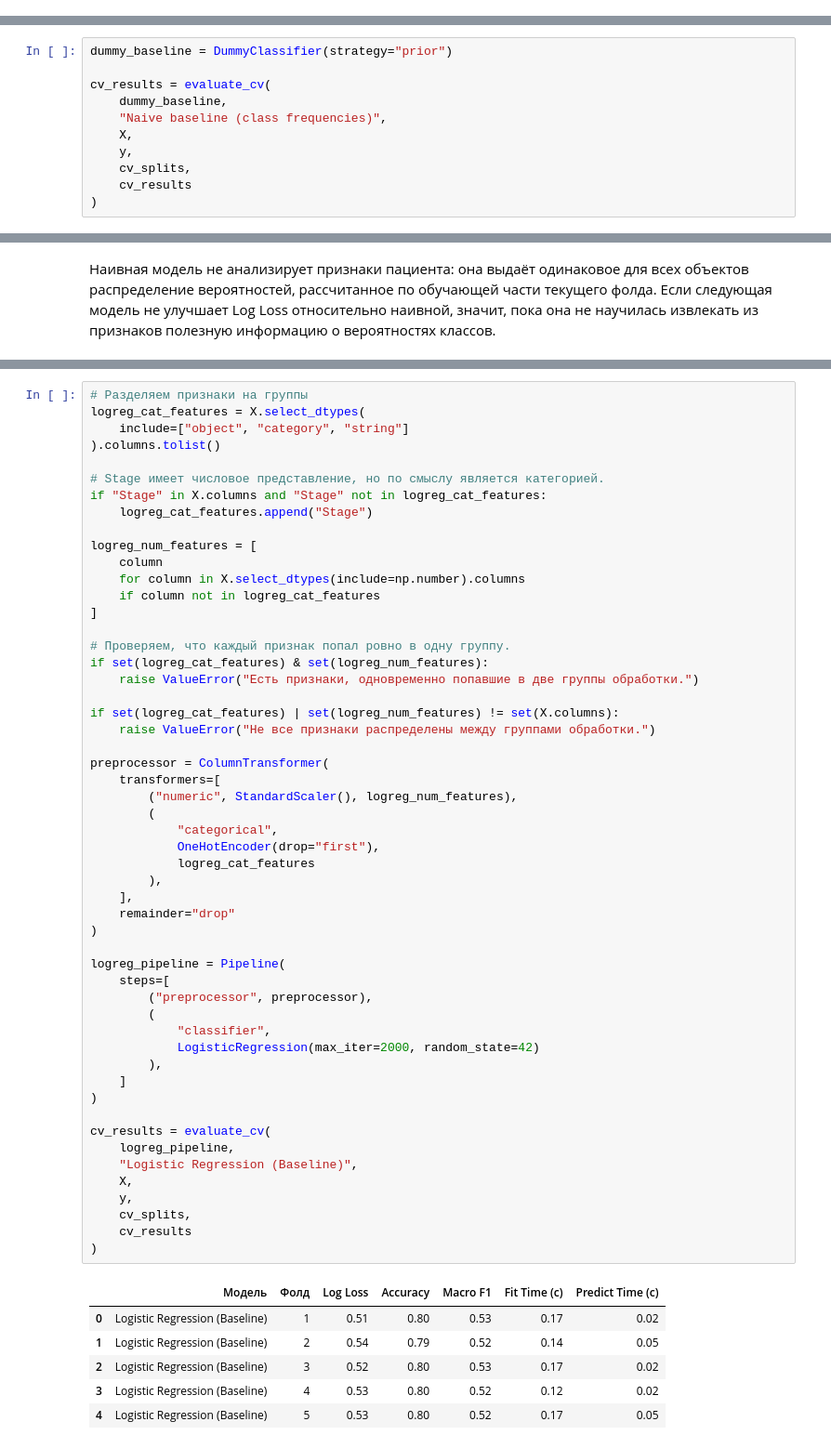
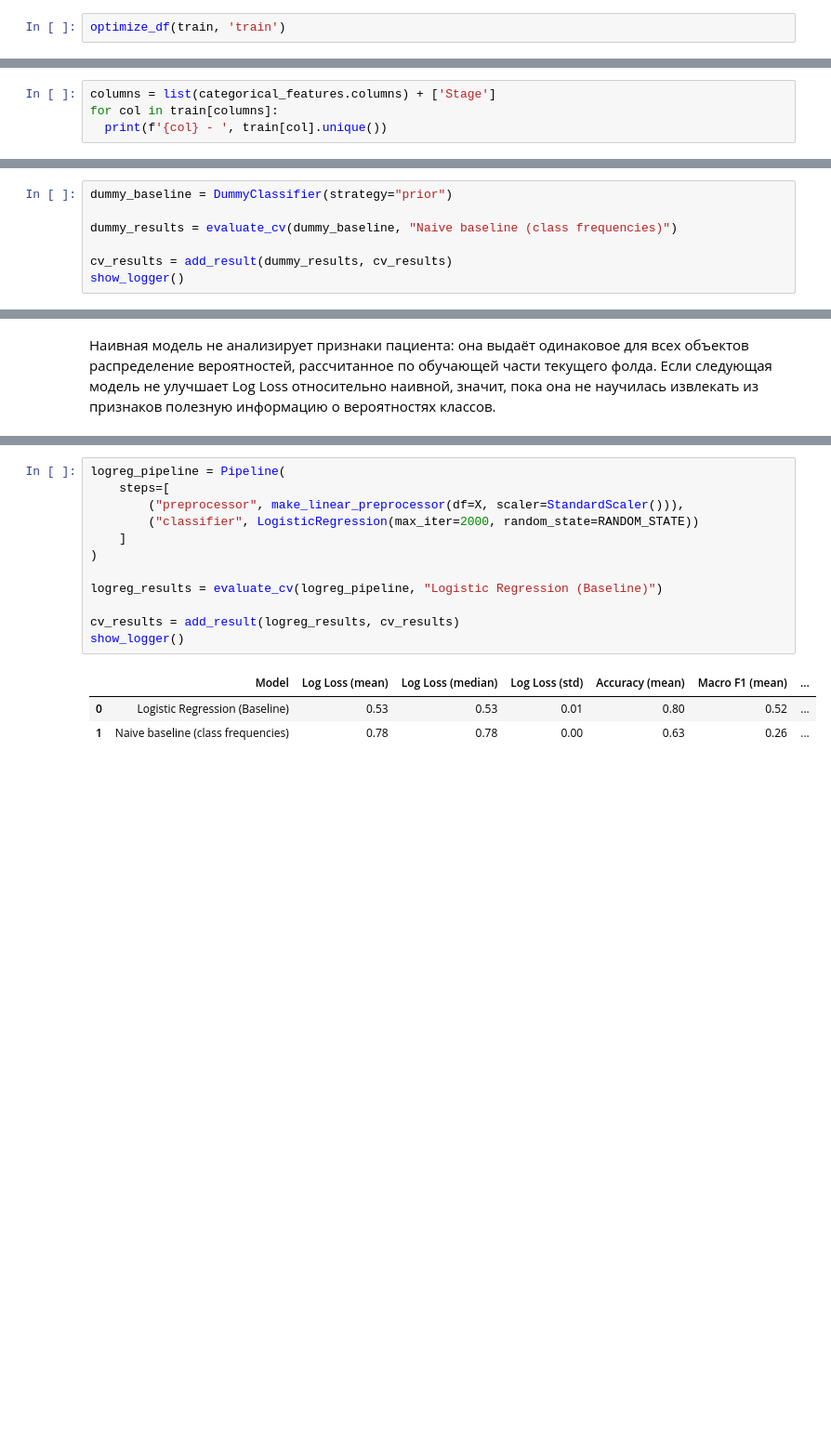
Before and after one commit to voronkovadarya74-cell/liver-cirrhosis-prediction, a Jupyter notebook: notebooks/eda_uno_refactored.ipynb, the cells around one changed output, grey strips where cells are left out. Shown at 93% size. Cells and saved outputs as stored; diff of their text form; blank space fills up the shorter version.

```diff
--- a/notebooks/eda_uno_refactored.ipynb
+++ b/notebooks/eda_uno_refactored.ipynb
@@ -106,0 +196,2 @@ memory usage: 1.2 MB
+# %%
+optimize_df(train, 'train')
@@ -141,0 +260,4 @@ Status        7905      3        C  4965
+# %%
+columns = list(categorical_features.columns) + ['Stage']
+for col in train[columns]:
+  print(f'{col} - ', train[col].unique())
@@ -889,12 +1104,8 @@ def evaluate_cv(pipeline, model_name, X_data, y_data, splits, results_list):
 # %%
 dummy_baseline = DummyClassifier(strategy="prior")
 
-cv_results = evaluate_cv(
-    dummy_baseline,
-    "Naive baseline (class frequencies)",
-    X,
-    y,
-    cv_splits,
-    cv_results
-)
+dummy_results = evaluate_cv(dummy_baseline, "Naive baseline (class frequencies)")
+
+cv_results = add_result(dummy_results, cv_results)
+show_logger()
 # %% [output]
@@ -924,60 +1163,16 @@ cv_results = evaluate_cv(
 # %%
-# Разделяем признаки на группы
-logreg_cat_features = X.select_dtypes(
-    include=["object", "category", "string"]
-).columns.tolist()
-
-# Stage имеет числовое представление, но по смыслу является категорией.
-if "Stage" in X.columns and "Stage" not in logreg_cat_features:
-    logreg_cat_features.append("Stage")
-
-logreg_num_features = [
-    column
-    for column in X.select_dtypes(include=np.number).columns
-    if column not in logreg_cat_features
-]
-
-# Проверяем, что каждый признак попал ровно в одну группу.
-if set(logreg_cat_features) & set(logreg_num_features):
-    raise ValueError("Есть признаки, одновременно попавшие в две группы обработки.")
-
-if set(logreg_cat_features) | set(logreg_num_features) != set(X.columns):
-    raise ValueError("Не все признаки распределены между группами обработки.")
-
-preprocessor = ColumnTransformer(
-    transformers=[
-        ("numeric", StandardScaler(), logreg_num_features),
-        (
-            "categorical",
-            OneHotEncoder(drop="first"),
-            logreg_cat_features
-        ),
-    ],
-    remainder="drop"
-)
-
 logreg_pipeline = Pipeline(
     steps=[
-        ("preprocessor", preprocessor),
-        (
-            "classifier",
-            LogisticRegression(max_iter=2000, random_state=42)
-        ),
+        ("preprocessor", make_linear_preprocessor(df=X, scaler=StandardScaler())),
+        ("classifier", LogisticRegression(max_iter=2000, random_state=RANDOM_STATE))
     ]
 )
 
-cv_results = evaluate_cv(
-    logreg_pipeline,
-    "Logistic Regression (Baseline)",
-    X,
-    y,
-    cv_splits,
-    cv_results
-)
+logreg_results = evaluate_cv(logreg_pipeline, "Logistic Regression (Baseline)")
+
+cv_results = add_result(logreg_results, cv_results)
+show_logger()
 # %% [output]
-|  | Модель | Фолд | Log Loss | Accuracy | Macro F1 | Fit Time (с) | Predict Time (с) |
-| 0 | Logistic Regression (Baseline) | 1 | 0.51 | 0.80 | 0.53 | 0.17 | 0.02 |
-| 1 | Logistic Regression (Baseline) | 2 | 0.54 | 0.79 | 0.52 | 0.14 | 0.05 |
-| 2 | Logistic Regression (Baseline) | 3 | 0.52 | 0.80 | 0.53 | 0.17 | 0.02 |
-| 3 | Logistic Regression (Baseline) | 4 | 0.53 | 0.80 | 0.52 | 0.12 | 0.02 |
-| 4 | Logistic Regression (Baseline) | 5 | 0.53 | 0.80 | 0.52 | 0.17 | 0.05 |
+|  | Model | Log Loss (mean) | Log Loss (median) | Log Loss (std) | Accuracy (mean) | Macro F1 (mean) | ... |
+| 0 | Logistic Regression (Baseline) | 0.53 | 0.53 | 0.01 | 0.80 | 0.52 | ... |
+| 1 | Naive baseline (class frequencies) | 0.78 | 0.78 | 0.00 | 0.63 | 0.26 | ... |
```
Also changed, not shown: parts of 109 cells of this notebook.
